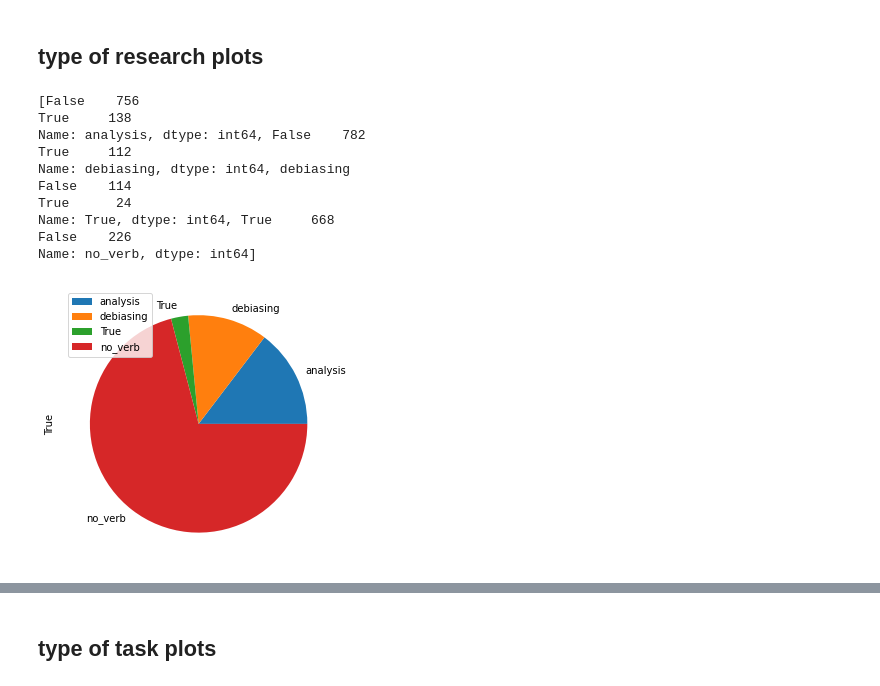
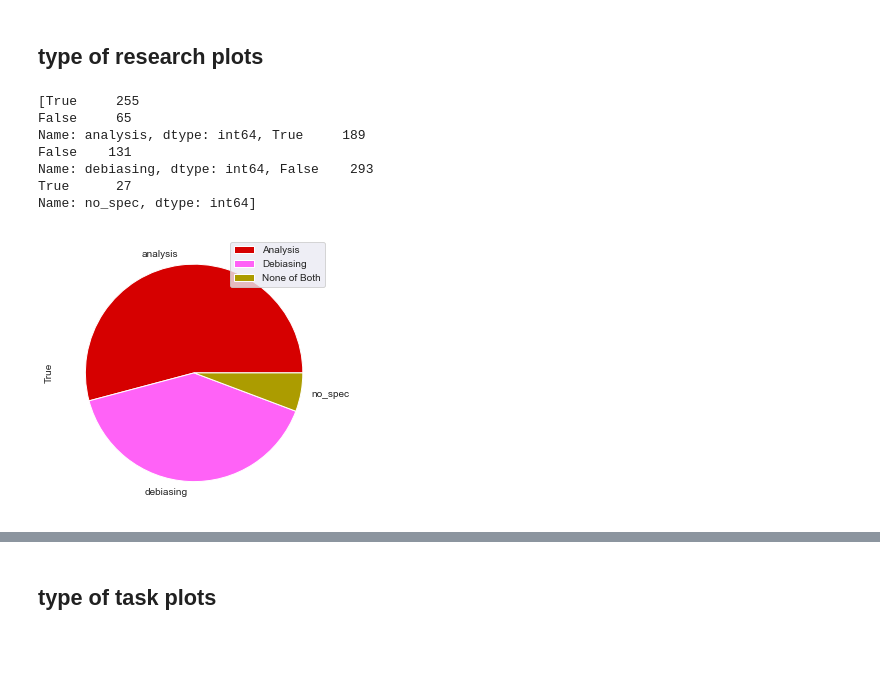
Before and after one commit to ninell-oldenburg/acl-anthology-keyword-search, a Jupyter notebook: acl-anthology-keyword-search.ipynb, the cells around one changed output, grey strips where cells are left out. Cells and saved outputs as stored; diff of their text form; code cells hidden in the pictures; blank space fills up the shorter version.

```diff
--- a/acl-anthology-keyword-search.ipynb
+++ b/acl-anthology-keyword-search.ipynb
@@ -113,7 +122,7 @@ df['cleaned_wo_title'] = df['abstract'].apply(lambda x: preprocess_text(x, remov
 # %%
-excludes = ['algorithmic bias', 'inductive bias', 'media bias', 'model bias', 'modelling bias',
-            'common sense bias', 'hyperpartisan news', 'hypothesis bias', 'position bias', 'statistical bias',
-            'system bias', 'learned bias', ' les ', ' des ', ' en ']
+excludes = ['algorithm bia', 'induct bia', 'media bia', 'model bia', 'dataset bia',
+            'common sense bia', 'exposur bia', 'hyperpartisan news', 'hypothesi bia', 'polit bia',
+            'posit bia', 'statist bia', 'system bia', 'learn bia', 'length bia', ' les ', ' des ', ' en ']
 df = df[~df['cleaned_w_title'].str.contains('|'.join(excludes))]
 # %%
 print(len(df))
@@ -134,3 +139,5 @@ from sklearn.cluster import KMeans
 from sklearn.decomposition import PCA
 import matplotlib.pyplot as plt
 import numpy as np
+sns.set_style("darkgrid")
+colors = sns.color_palette(cc.glasbey_warm, n_colors=25)
@@ -514,5 +637,8 @@ TRIGRAMS
 # %% [markdown]
 ## type of research plots
 # %%
-verb_list = {'analysis': ['analy', 'exploit', 'detect', 'investigat'],
-             'debiasing': ['mitigat', 'debias', 'reduc']} # list of verbs to get insights about the type of research
+verb_list = {'analysis': ['ass', 'assess', 'analyze', 'measur', 'discov', 'quantifi', 'understand', 'exploit', 'explor', 'examin', 'evalu', 'detect', 'investigat', 'summar', 'observ', 'provid'],
+             'debiasing': ['debias', 'demonstr', 'employ', 'introduc', 'investigate', 'mitigat', 'neutral', 'propose', 'reduc', 'remov', 'unbias']} # list of verbs to get insights about the type of research
+# %%
+df['analysis'] = False
+df['debiasing'] = False
@@ -530,26 +668,23 @@ one_hot_verb(df)
 # %%
 def plot_verb_count(this_df):
     counts = []
     for key in verb_list.keys():
         counts.append(this_df[key].value_counts())
-    counts.append(pd.crosstab(this_df['analysis'],this_df['debiasing']).loc[True])
-    counts.append(this_df['no_verb'].value_counts())
+    counts.append(this_df['no_spec'].value_counts())
 
     print(counts)
 
     df_counts = pd.concat(counts, axis=1).transpose()
-    df_counts.plot.pie(y=True, figsize=(5, 5));
+    df_counts.plot(kind='pie', y=True, figsize=(5, 5), colors=colors);
+    plt.legend(labels=['Analysis', 'Debiasing', 'None of Both'])
 
 plot_verb_count(df)
 # %% [output]
-[False    756
-True     138
-Name: analysis, dtype: int64, False    782
-True     112
-Name: debiasing, dtype: int64, debiasing
-False    114
-True      24
-Name: True, dtype: int64, True     668
-False    226
-Name: no_verb, dtype: int64]
+[True     255
+False     65
+Name: analysis, dtype: int64, True     189
+False    131
+Name: debiasing, dtype: int64, False    293
+True      27
+Name: no_spec, dtype: int64]
-[figure, old version]
+[figure, new version]
```
Also changed, not shown: parts of 73 cells of this notebook.
